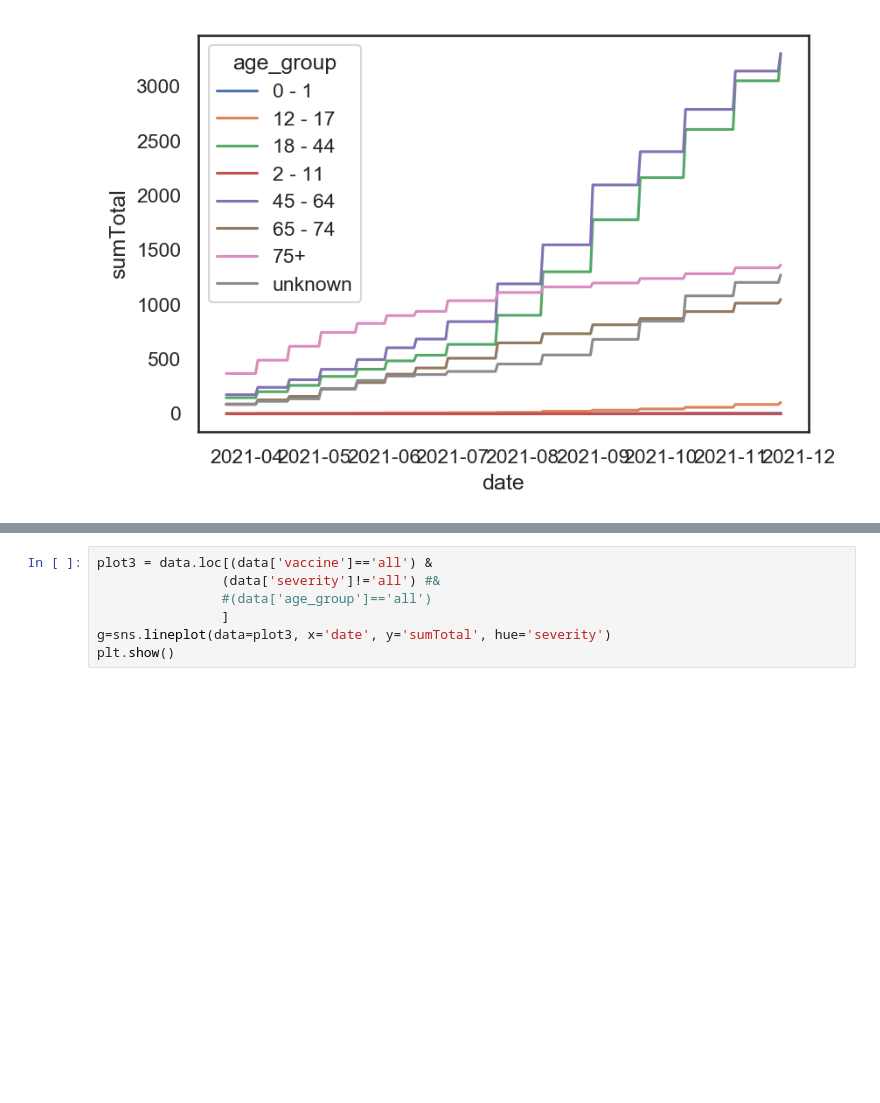
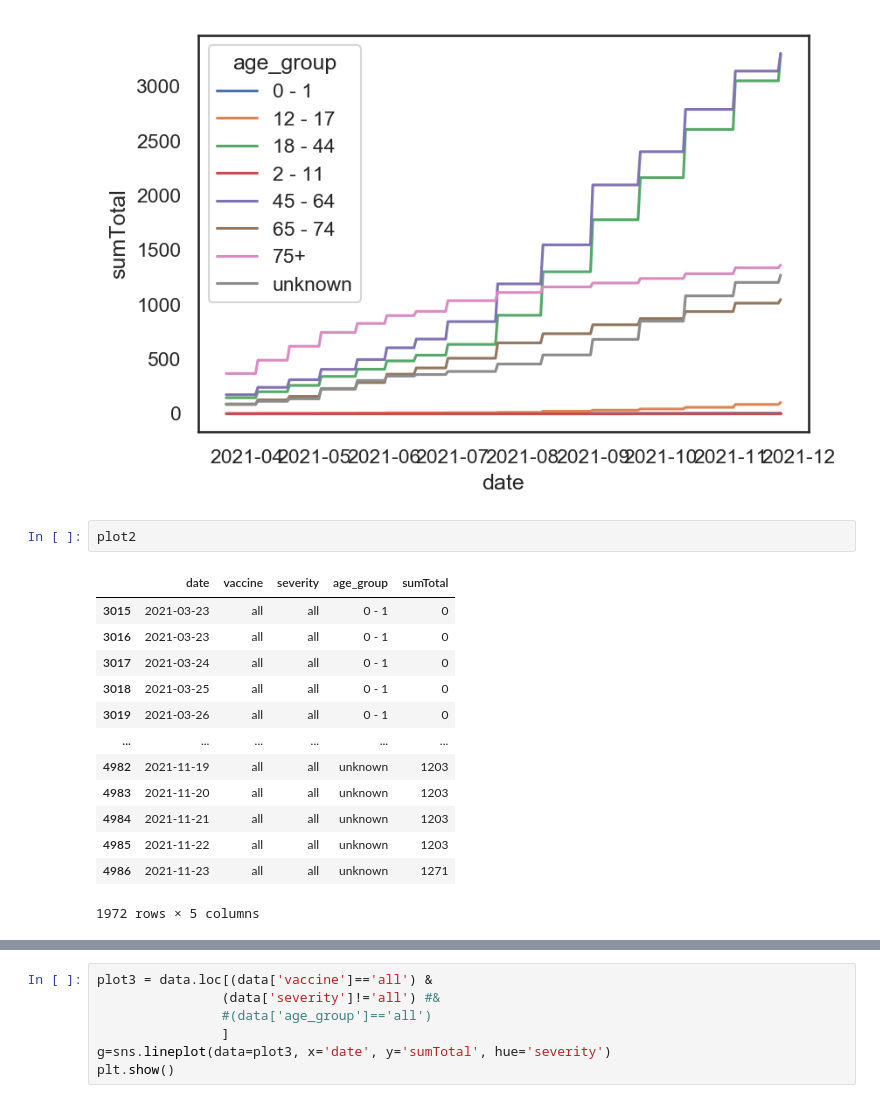
Before and after one commit to jean-luc-jucker/side_effects_202112, a Jupyter notebook: Untitled.ipynb, the cells around one changed output, grey strips where cells are left out. Drawn from its saved outputs; the diff is of its cells as text; blank space fills up the shorter version.

```diff
--- a/Untitled.ipynb
+++ b/Untitled.ipynb
@@ -105,3 +141,19 @@ g=sns.lineplot(data=plot2, x='date', y='sumTotal', hue='age_group')
 plt.show()
 # %% [output]
 [figure]
+# %%
+plot2
+# %% [output]
+|  | date | vaccine | severity | age_group | sumTotal |
+| 3015 | 2021-03-23 | all | all | 0 - 1 | 0 |
+| 3016 | 2021-03-23 | all | all | 0 - 1 | 0 |
+| 3017 | 2021-03-24 | all | all | 0 - 1 | 0 |
+| 3018 | 2021-03-25 | all | all | 0 - 1 | 0 |
+| 3019 | 2021-03-26 | all | all | 0 - 1 | 0 |
+| ... | ... | ... | ... | ... | ... |
+| 4982 | 2021-11-19 | all | all | unknown | 1203 |
+| 4983 | 2021-11-20 | all | all | unknown | 1203 |
+| 4984 | 2021-11-21 | all | all | unknown | 1203 |
+| 4985 | 2021-11-22 | all | all | unknown | 1203 |
+| 4986 | 2021-11-23 | all | all | unknown | 1271 |
+1972 rows × 5 columns
```
Also changed, not shown: parts of 8 cells of this notebook, 4 other files.
